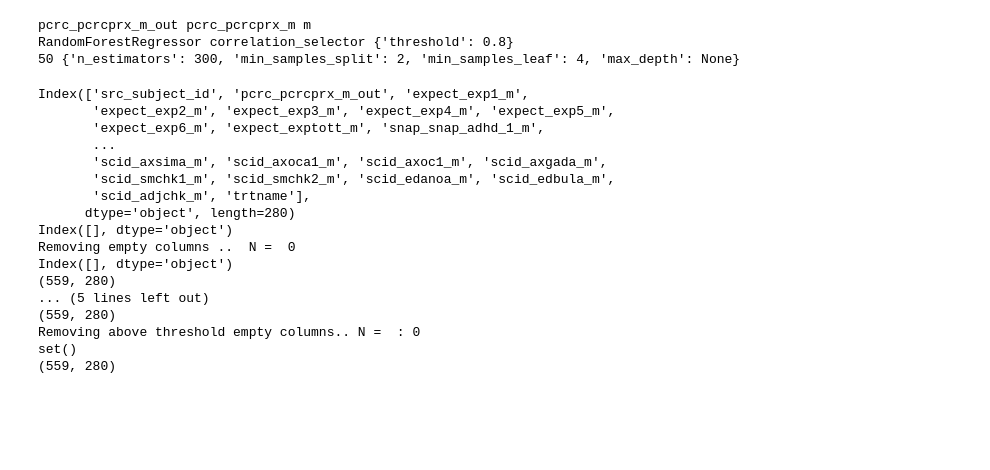
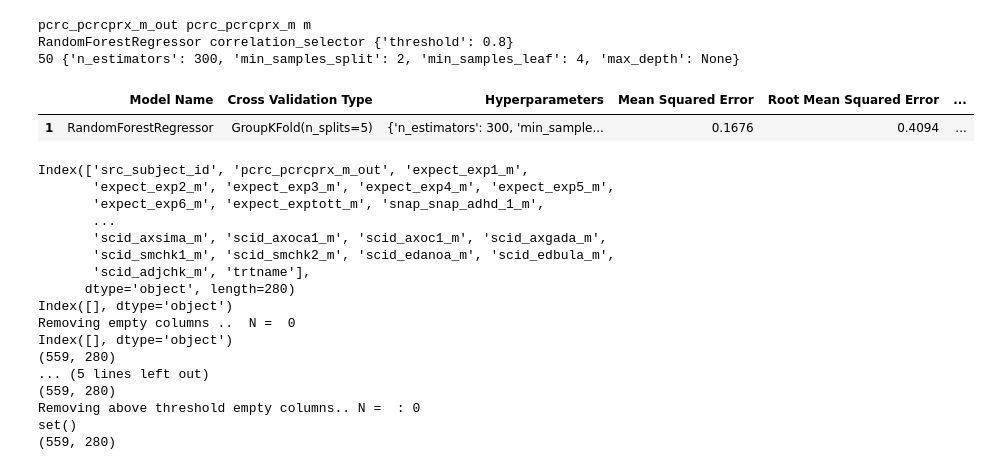
Before and after one commit to ALINA991/ADHD_fMRI, a Jupyter notebook: MTA/permutation_analysis.ipynb, the cells around one changed output. Saved outputs shown, nothing was run; the diff lists cells and outputs as text; code cells hidden in the pictures; blank space fills up the shorter version.

```diff
--- a/MTA/permutation_analysis.ipynb
+++ b/MTA/permutation_analysis.ipynb
@@ -99,6 +99,11 @@ print(thr_drop_missing, params)
 pcrc_pcrcprx_m_out pcrc_pcrcprx_m m
 RandomForestRegressor correlation_selector {'threshold': 0.8}
 50 {'n_estimators': 300, 'min_samples_split': 2, 'min_samples_leaf': 4, 'max_depth': None}
+# %%
+best_result
+# %% [output]
+|  | Model Name | Cross Validation Type | Hyperparameters | Mean Squared Error | Root Mean Squared Error | ... |
+| 1 | RandomForestRegressor | GroupKFold(n_splits=5) | {'n_estimators': 300, 'min_sample... | 0.1676 | 0.4094 | ... |
 # %%
 
 
```
Also changed, not shown: parts of 9 cells of this notebook, 7 other files.
